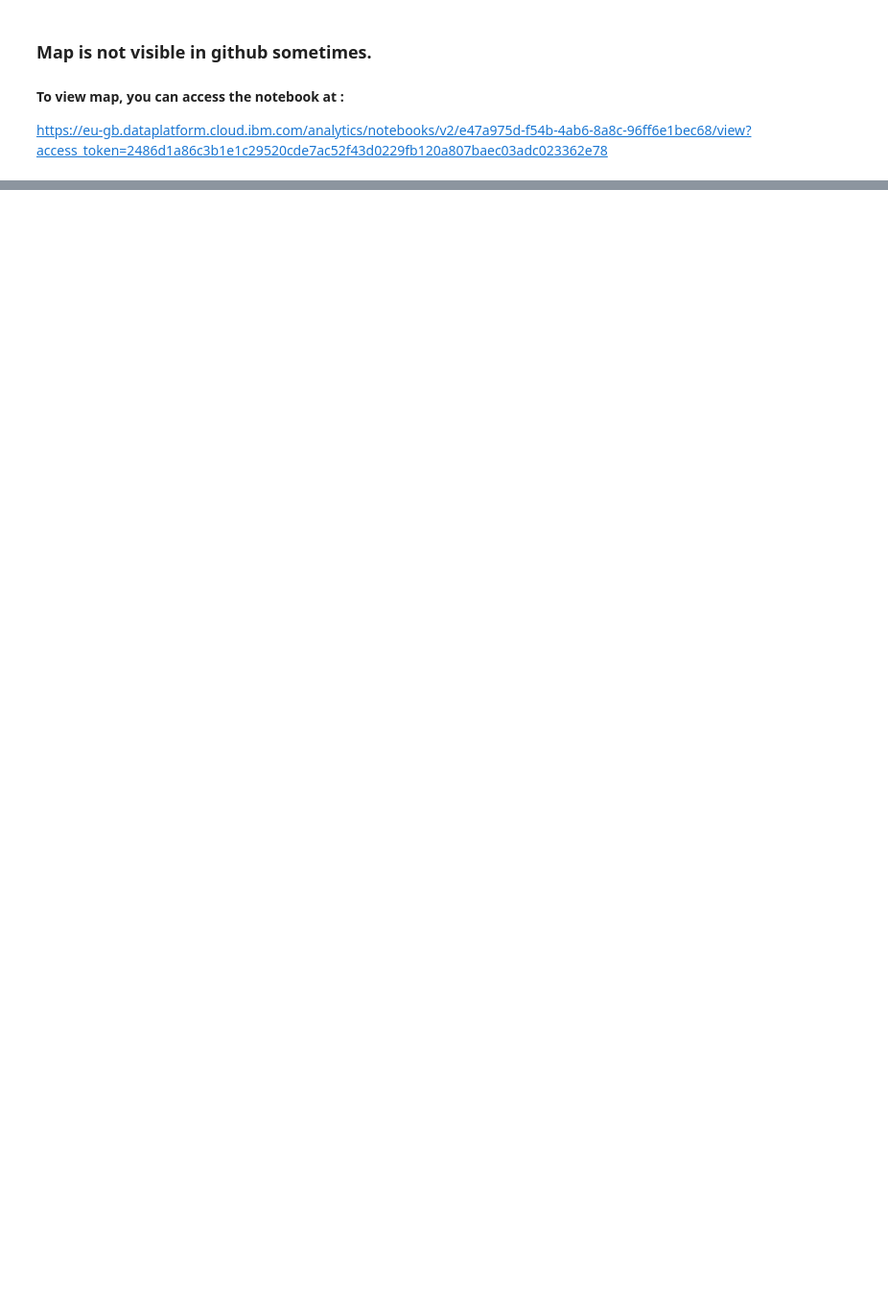
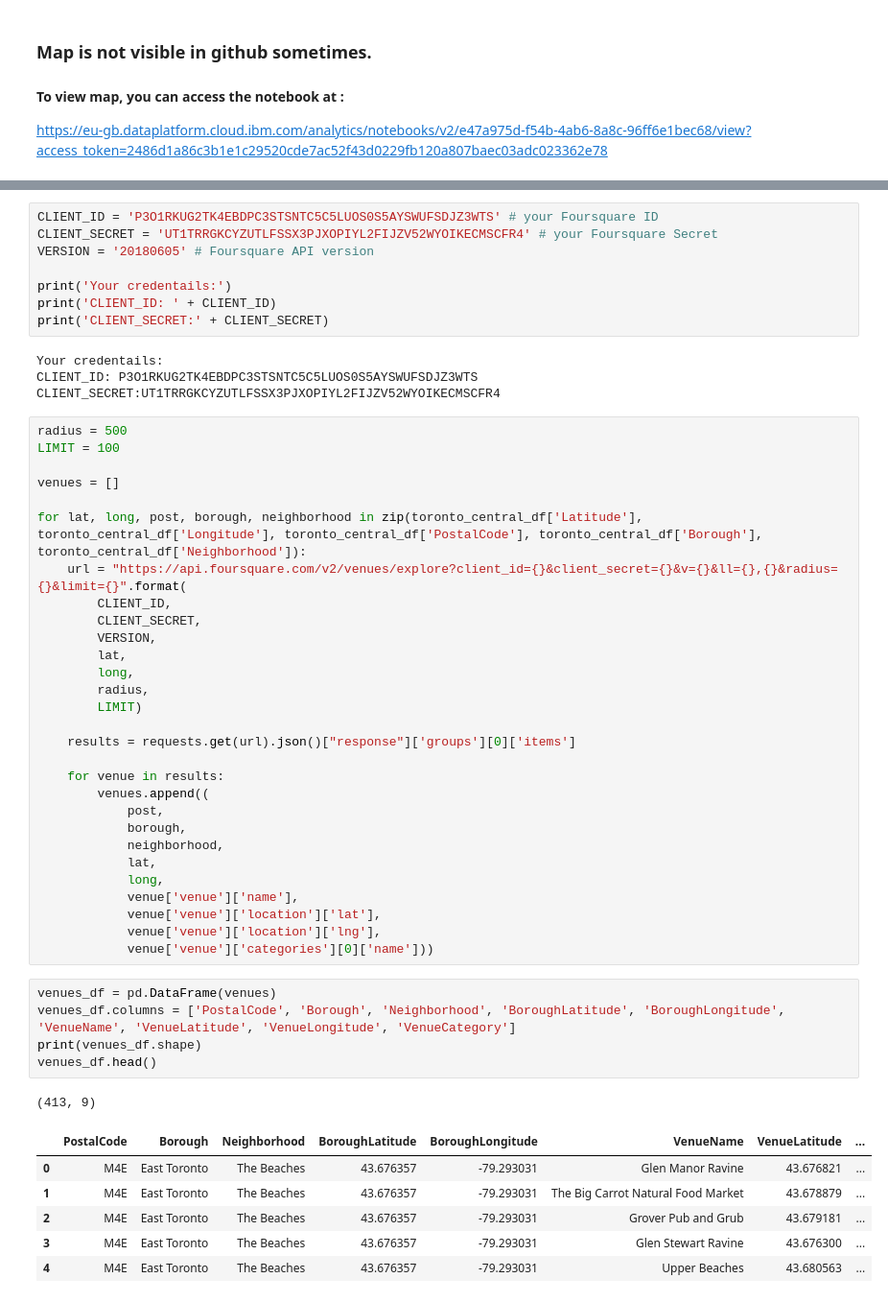
Before and after one commit to KumaarJai/IBM_Capstone, a Jupyter notebook: DataScienceCapstone.ipynb, the cells around one changed output, grey strips where cells are left out. Shown: that part at 96% size. Drawn from its saved outputs; the diff is of its cells as text; blank space fills up the shorter version.

```diff
--- a/DataScienceCapstone.ipynb
+++ b/DataScienceCapstone.ipynb
@@ -162,0 +196,54 @@ https://eu-gb.dataplatform.cloud.ibm.com/analytics/notebooks/v2/e47a975d-f54b-4a
+# %%
+CLIENT_ID = 'P3O1RKUG2TK4EBDPC3STSNTC5C5LUOS0S5AYSWUFSDJZ3WTS' # your Foursquare ID
+CLIENT_SECRET = 'UT1TRRGKCYZUTLFSSX3PJXOPIYL2FIJZV52WYOIKECMSCFR4' # your Foursquare Secret
+VERSION = '20180605' # Foursquare API version
+
+print('Your credentails:')
+print('CLIENT_ID: ' + CLIENT_ID)
+print('CLIENT_SECRET:' + CLIENT_SECRET)
+# %% [output]
+Your credentails:
+CLIENT_ID: P3O1RKUG2TK4EBDPC3STSNTC5C5LUOS0S5AYSWUFSDJZ3WTS
+CLIENT_SECRET:UT1TRRGKCYZUTLFSSX3PJXOPIYL2FIJZV52WYOIKECMSCFR4
+# %%
+radius = 500
+LIMIT = 100
+
+venues = []
+
+for lat, long, post, borough, neighborhood in zip(toronto_central_df['Latitude'], toronto_central_df['Longitude'], toronto_central_df['PostalCode'], toronto_central_df['Borough'], toronto_central_df['Neighborhood']):
+    url = "https://api.foursquare.com/v2/venues/explore?client_id={}&client_secret={}&v={}&ll={},{}&radius={}&limit={}".format(
+        CLIENT_ID,
+        CLIENT_SECRET,
+        VERSION,
+        lat,
+        long,
+        radius,
+        LIMIT)
+
+    results = requests.get(url).json()["response"]['groups'][0]['items']
+
+    for venue in results:
+        venues.append((
+            post,
+            borough,
+            neighborhood,
+            lat,
+            long,
+            venue['venue']['name'],
+            venue['venue']['location']['lat'],
+            venue['venue']['location']['lng'],
+            venue['venue']['categories'][0]['name']))
+# %%
+venues_df = pd.DataFrame(venues)
+venues_df.columns = ['PostalCode', 'Borough', 'Neighborhood', 'BoroughLatitude', 'BoroughLongitude', 'VenueName', 'VenueLatitude', 'VenueLongitude', 'VenueCategory']
+print(venues_df.shape)
+venues_df.head()
+# %% [output]
+(413, 9)
+|  | PostalCode | Borough | Neighborhood | BoroughLatitude | BoroughLongitude | VenueName | VenueLatitude | ... |
+| 0 | M4E | East Toronto | The Beaches | 43.676357 | -79.293031 | Glen Manor Ravine | 43.676821 | ... |
+| 1 | M4E | East Toronto | The Beaches | 43.676357 | -79.293031 | The Big Carrot Natural Food Market | 43.678879 | ... |
+| 2 | M4E | East Toronto | The Beaches | 43.676357 | -79.293031 | Grover Pub and Grub | 43.679181 | ... |
+| 3 | M4E | East Toronto | The Beaches | 43.676357 | -79.293031 | Glen Stewart Ravine | 43.676300 | ... |
+| 4 | M4E | East Toronto | The Beaches | 43.676357 | -79.293031 | Upper Beaches | 43.680563 | ... |
```
Also changed, not shown: parts of 8 cells of this notebook.
